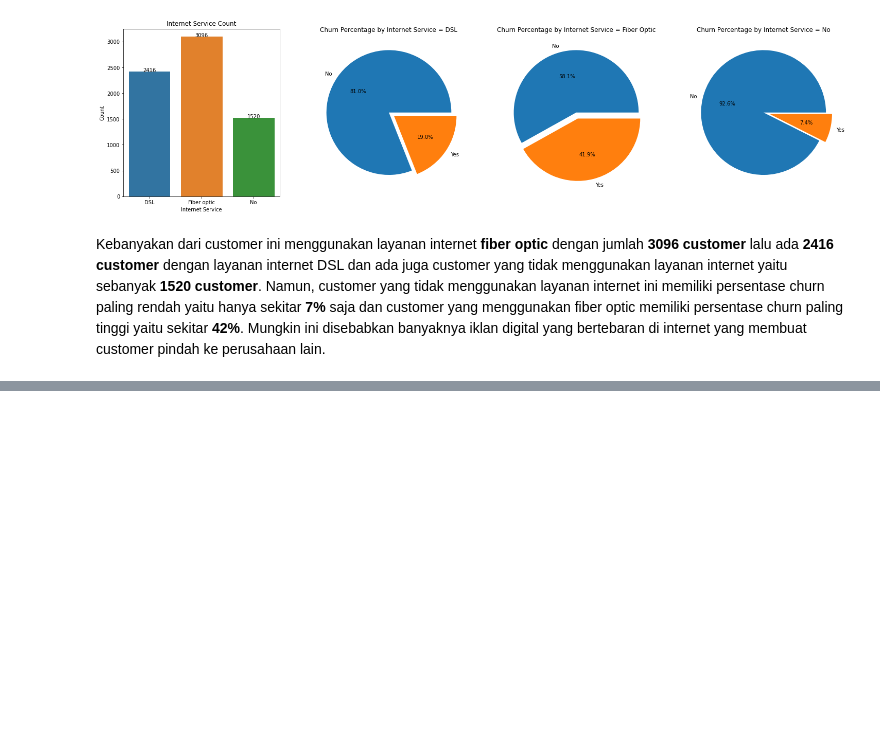
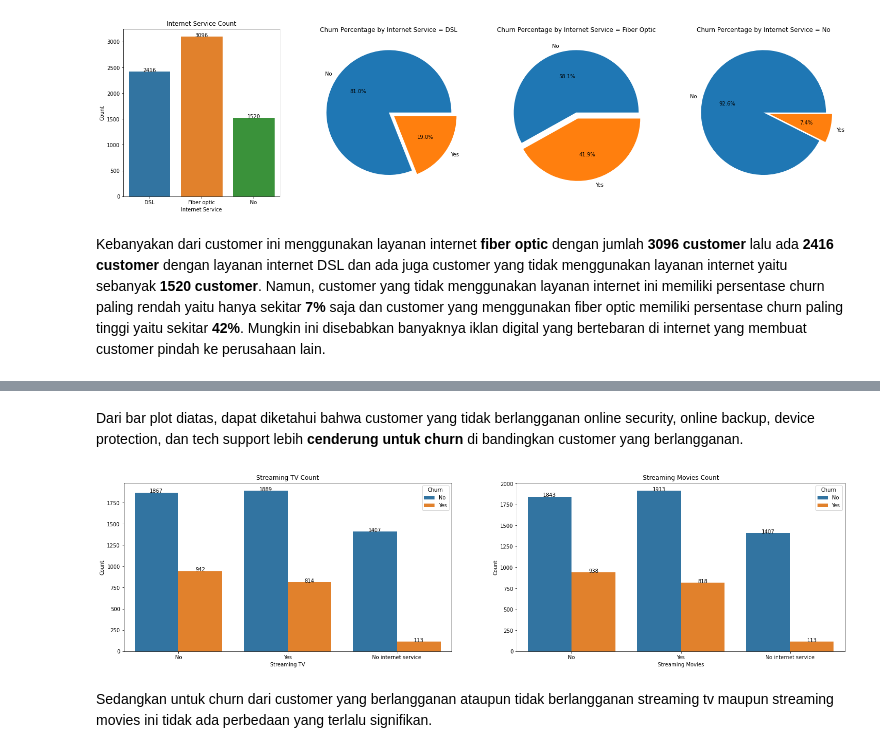
Before and after one commit to Penzragon/h8dsft_Milestone1P2, a Jupyter notebook: script.ipynb, the cells around one changed output, grey strips where cells are left out. Cells and saved outputs as stored; diff of their text form; code cells hidden in the pictures; blank space fills up the shorter version.

```diff
--- a/script.ipynb
+++ b/script.ipynb
@@ -441,0 +479,25 @@ Kebanyakan dari customer ini menggunakan layanan internet **fiber optic** dengan
+# %% [markdown]
+Dari bar plot diatas, dapat diketahui bahwa customer yang tidak berlangganan online security, online backup, device protection, dan tech support lebih **cenderung untuk churn** di bandingkan customer yang berlangganan.
+# %%
+plt.figure(figsize=(25, 6))
+plt.subplot(1, 2, 1)
+fig = sns.countplot(x='StreamingTV', data=customer, hue='Churn')
+for p in fig.patches:
+    height = p.get_height()
+    fig.text(p.get_x() + p.get_width() / 2., height + 0.005, '{:1.0f}'.format(height), ha="center")
+plt.title('Streaming TV Count')
+plt.xlabel('Streaming TV')
+plt.ylabel('Count')
+plt.subplot(1, 2, 2)
+fig = sns.countplot(x='StreamingMovies', data=customer, hue='Churn')
+for p in fig.patches:
+    height = p.get_height()
+    fig.text(p.get_x() + p.get_width() / 2., height + 0.005, '{:1.0f}'.format(height), ha="center")
+plt.title('Streaming Movies Count')
+plt.xlabel('Streaming Movies')
+plt.ylabel('Count')
+plt.show()
+# %% [output]
+[figure, added]
+# %% [markdown]
+Sedangkan untuk churn dari customer yang berlangganan ataupun tidak berlangganan streaming tv maupun streaming movies ini tidak ada perbedaan yang terlalu signifikan.
```
Also changed, not shown: parts of 2 cells of this notebook.
